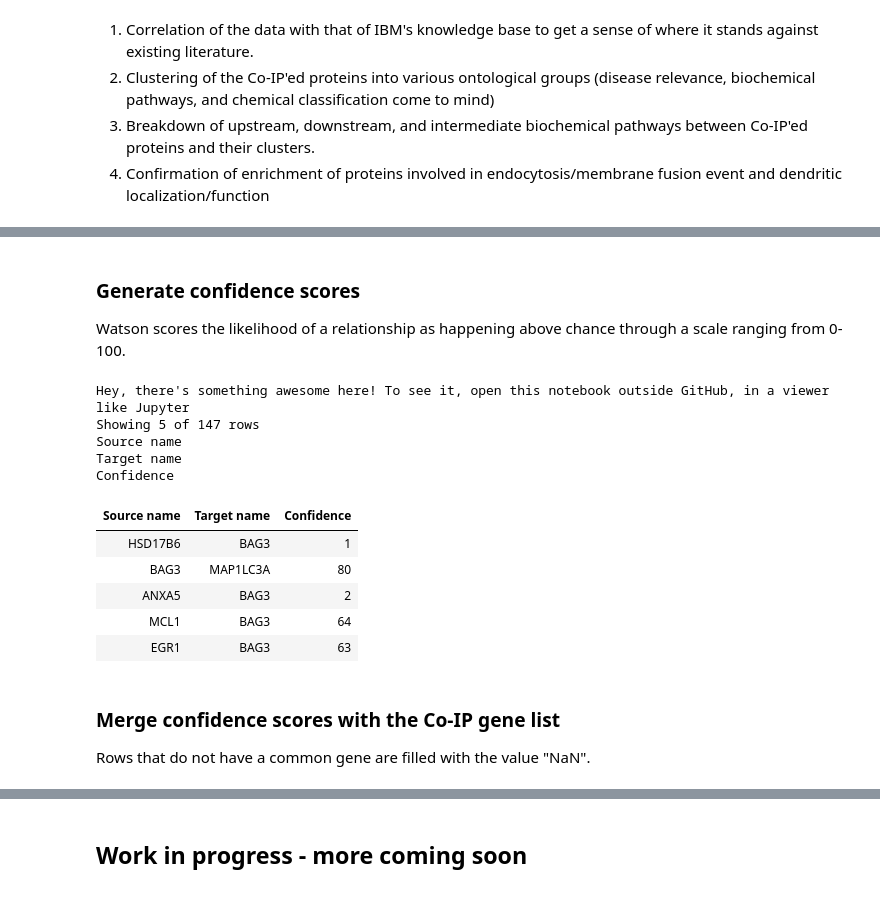
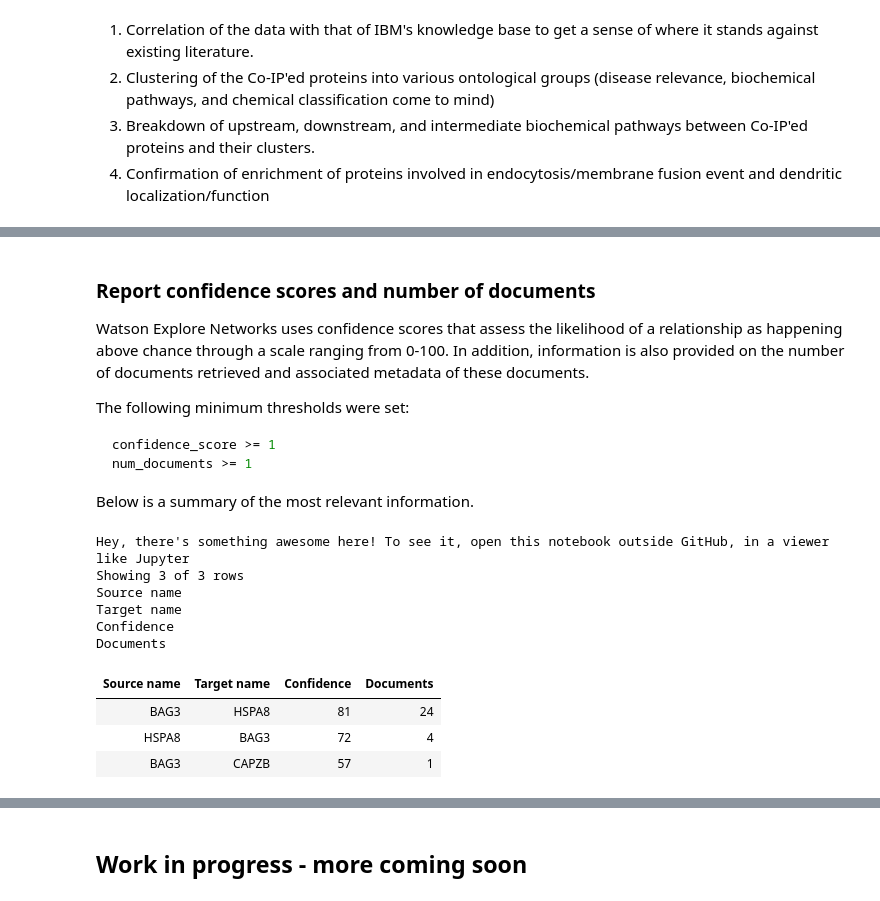
Before and after one commit to eturkes/bag3-co-ip, a Jupyter notebook: BAG3-co-ip/BAG3-co-ip.ipynb, the cells around one changed output, grey strips where cells are left out. Drawn from its saved outputs; the diff is of its cells as text; code cells hidden in the pictures.

````diff
--- a/BAG3-co-ip/BAG3-co-ip.ipynb
+++ b/BAG3-co-ip/BAG3-co-ip.ipynb
@@ -123,44 +130,39 @@ First, a visualization of the relationship between the top 20 genes based on lit
 # %% [markdown]
-### Generate confidence scores
+### Report confidence scores and number of documents
 
-Watson scores the likelihood of a relationship as happening above chance through a scale ranging from 0-100.
+Watson Explore Networks uses confidence scores that assess the likelihood of a relationship as happening above chance through a scale ranging from 0-100. In addition, information is also provided on the number of documents retrieved and associated metadata of these documents.
+
+The following minimum thresholds were set:
+```python
+confidence_score >= 1
+num_documents >= 1
+```
+
+Below is a summary of the most relevant information.
 # %%
 # Read in data.
-body = client_75340283764447f99797650de21e6211.get_object(Bucket='bag3coip-donotdelete-pr-wlavvdgoryxgjb',Key='relationshipgraph1902_2019-02-22_18-20-45.csv')['Body']
+body = client_75340283764447f99797650de21e6211.get_object(Bucket='bag3coip-donotdelete-pr-wlavvdgoryxgjb',Key='relationshipgraph14809_2019-02-27_09-54-25.csv')['Body']
 if not hasattr(body, "__iter__"): body.__iter__ = types.MethodType( __iter__, body )
-relationship_graph_df = pd.read_csv(body, na_values = ['#VALUE!', '#DIV/0!'])
+relationship_graph_df = pd.read_csv(body)
 
 # Sort by "Confidence".
 cols = ["Confidence"]
-relationship_graph_df.drop(0, inplace=True)
-relationship_graph_df.dropna(axis=0, subset=cols, inplace=True)
 relationship_graph_df[cols] = relationship_graph_df[cols].astype('int')
 relationship_graph_df.sort_values(by=cols, inplace=True, ascending=False)
 
-# Only show relationships directly involving BAG3
-relationship_graph_df = relationship_graph_df[
-    relationship_graph_df["Source name"].str.contains('BAG3') |
-    relationship_graph_df["Target name"].str.contains('BAG3')
-]
-
 # Reduce to three columns.
-cols = ["Source name", "Target name", "Confidence"]
+cols = ["Source name", "Target name", "Confidence", "Documents"]
 relationship_graph_df = relationship_graph_df[cols]
 
 display(relationship_graph_df)
 # %% [output]
 Hey, there's something awesome here! To see it, open this notebook outside GitHub, in a viewer like Jupyter
-Showing 5 of 147 rows
+Showing 3 of 3 rows
 Source name
 Target name
 Confidence
+Documents
-| Source name | Target name | Confidence |
-| HSD17B6 | BAG3 | 1 |
-| BAG3 | MAP1LC3A | 80 |
-| ANXA5 | BAG3 | 2 |
-| MCL1 | BAG3 | 64 |
-| EGR1 | BAG3 | 63 |
+| Source name | Target name | Confidence | Documents |
+| BAG3 | HSPA8 | 81 | 24 |
+| HSPA8 | BAG3 | 72 | 4 |
+| BAG3 | CAPZB | 57 | 1 |
-# %% [markdown]
-### Merge confidence scores with the Co-IP gene list
-
-Rows that do not have a common gene are filled with the value "NaN".
````
Also changed, not shown: parts of 9 cells of this notebook.
